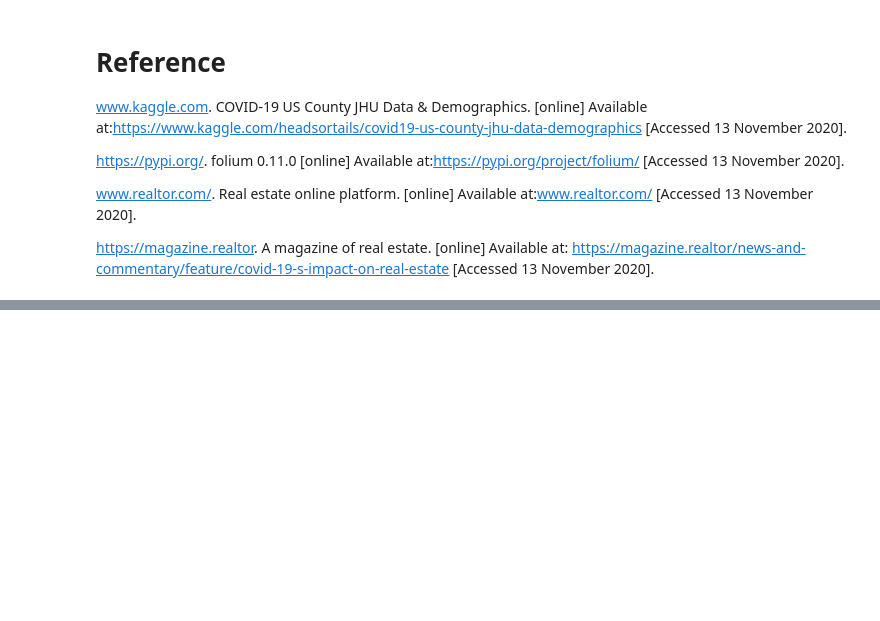
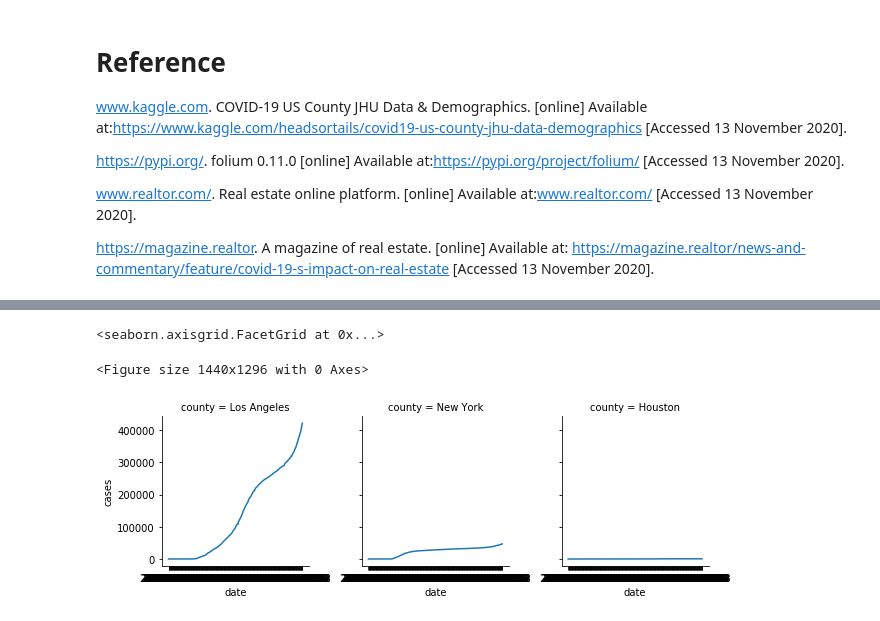
Before and after one commit to Yuehao-Wang/AIM-5001, a Jupyter notebook: Y_Wang_Final_Project.ipynb, the cells around one changed output, grey strips where cells are left out. Saved outputs shown, nothing was run; the diff lists cells and outputs as text; code cells hidden in the pictures; blank space fills up the shorter version.

```diff
--- a/Y_Wang_Final_Project.ipynb
+++ b/Y_Wang_Final_Project.ipynb
@@ -98,0 +146,7 @@ https://magazine.realtor. A magazine of real estate. [online] Available at: http
+# %%
+g = sns.FacetGrid(covid_3cities_df, col="county")
+g.map(sns.lineplot, "date", "cases")
+# %% [output]
+<seaborn.axisgrid.FacetGrid at 0x...>
+<Figure size 1440x1296 with 0 Axes>
+[figure, added]
```
Also changed, not shown: parts of 20 cells of this notebook.
